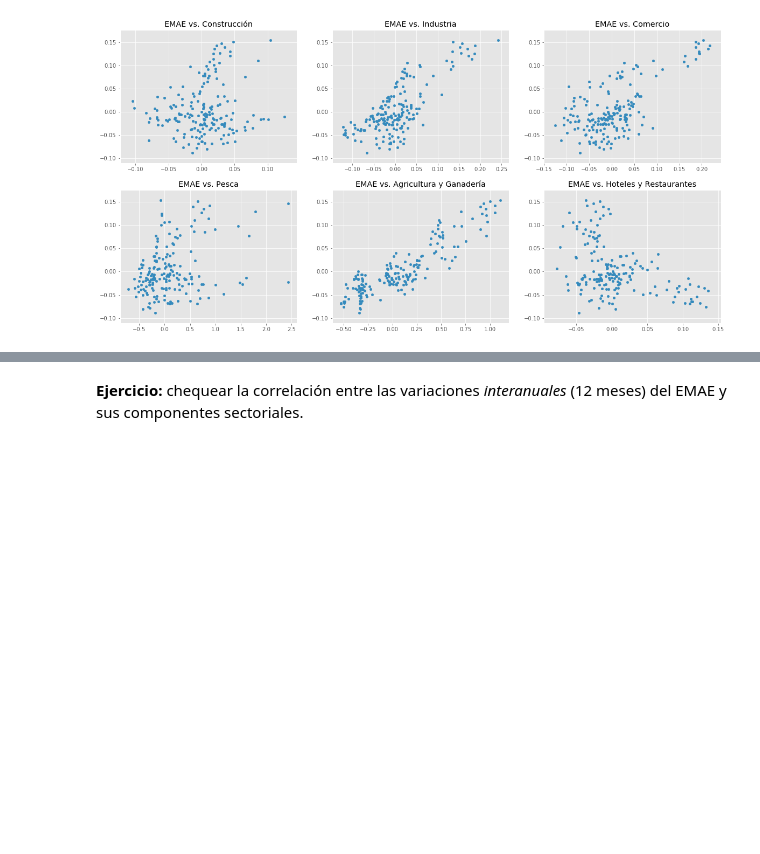
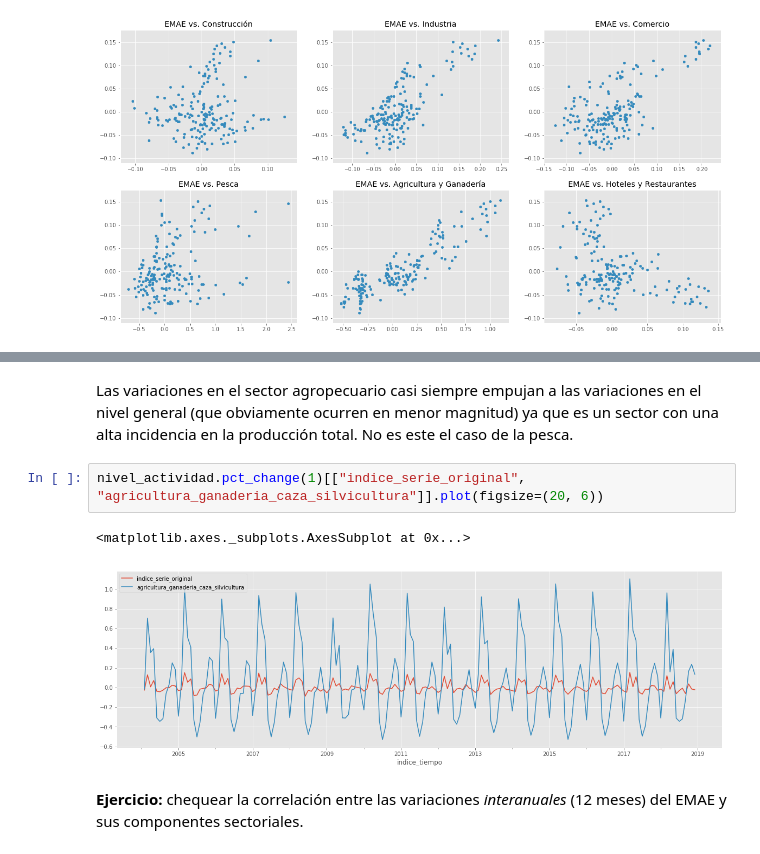
Before and after one commit to abenassi/analisis-datos-python, a Jupyter notebook: 2A-series-tiempo.ipynb, the cells around one changed output, grey strips where cells are left out. Saved outputs shown, nothing was run; the diff lists cells and outputs as text; blank space fills up the shorter version.

```diff
--- a/2A-series-tiempo.ipynb
+++ b/2A-series-tiempo.ipynb
@@ -253,2 +282,9 @@ array([[<matplotlib.axes._subplots.AxesSubplot object at 0x...>,
+# %% [markdown]
+Las variaciones en el sector agropecuario casi siempre empujan a las variaciones en el nivel general (que obviamente ocurren en menor magnitud) ya que es un sector con una alta incidencia en la producción total. No es este el caso de la pesca.
+# %%
+nivel_actividad.pct_change(1)[["indice_serie_original", "agricultura_ganaderia_caza_silvicultura"]].plot(figsize=(20, 6))
+# %% [output]
+<matplotlib.axes._subplots.AxesSubplot at 0x...>
+[figure, added]
 # %% [markdown]
 **Ejercicio:** chequear la correlación entre las variaciones _interanuales_ (12 meses) del EMAE y sus componentes sectoriales.
```
Also changed, not shown: parts of 6 cells of this notebook.
